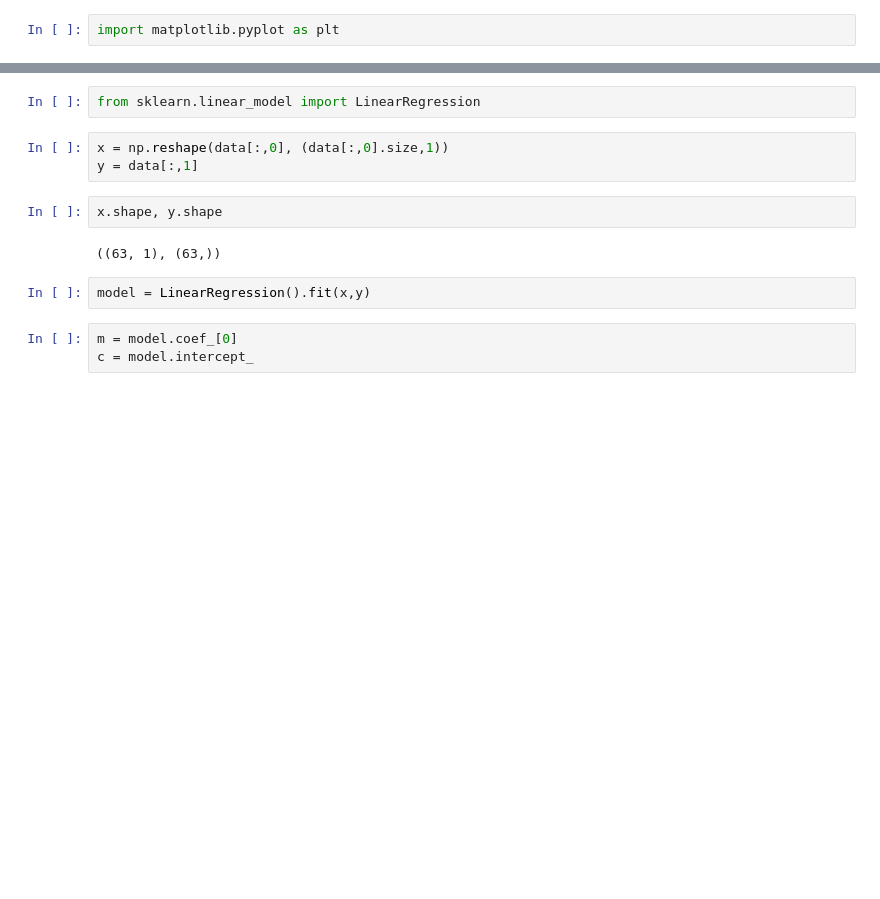
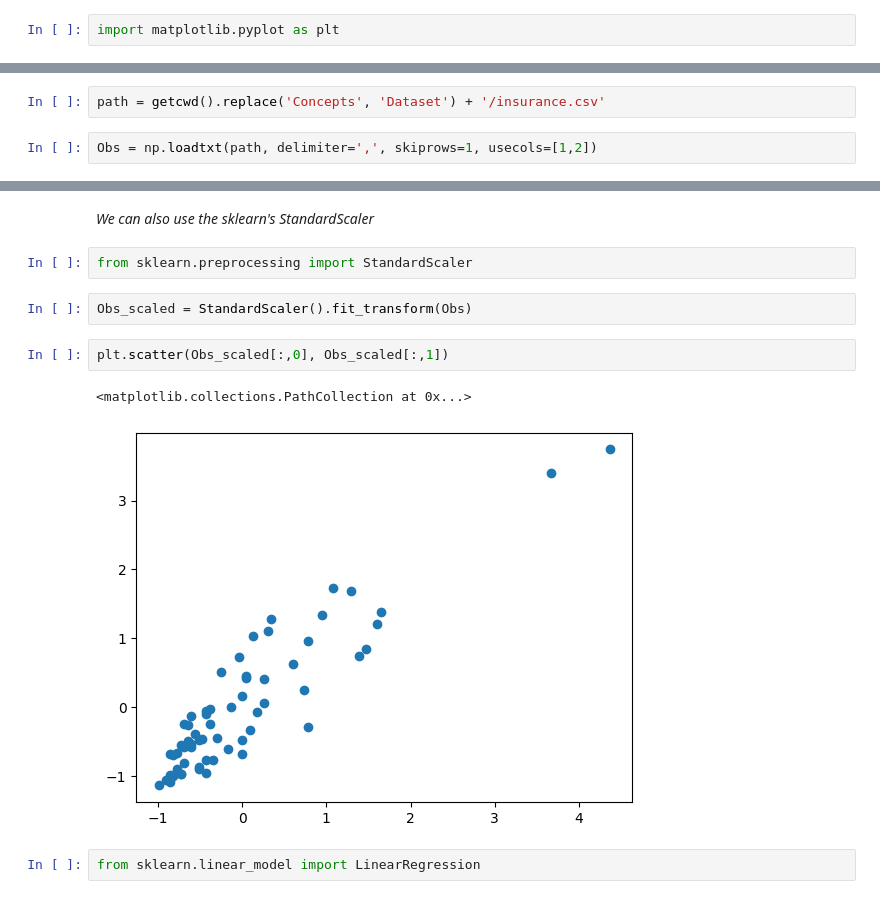
Before and after one commit to solvedbiscuit71/ml-notebook, a Jupyter notebook: Concepts/Standardisation.ipynb, the cells around one changed output, grey strips where cells are left out. Cells and saved outputs as stored; diff of their text form; blank space fills up the shorter version.

Commit message:
Update Standardisation notebook

```diff
--- a/Concepts/Standardisation.ipynb
+++ b/Concepts/Standardisation.ipynb
@@ -23,0 +7,4 @@ plt.scatter(data[:,0], data[:,1], marker='x')
+# %%
+path = getcwd().replace('Concepts', 'Dataset') + '/insurance.csv'
+# %%
+Obs = np.loadtxt(path, delimiter=',', skiprows=1, usecols=[1,2])
@@ -24,14 +44,13 @@ plt.scatter(data[:,0], data[:,1], marker='x')
+# %% [markdown]
+*We can also use the sklearn's StandardScaler*
+# %%
+from sklearn.preprocessing import StandardScaler
+# %%
+Obs_scaled = StandardScaler().fit_transform(Obs)
+# %%
+plt.scatter(Obs_scaled[:,0], Obs_scaled[:,1])
+# %% [output]
+<matplotlib.collections.PathCollection at 0x...>
+[figure, added]
 # %%
 from sklearn.linear_model import LinearRegression
-# %%
-x = np.reshape(data[:,0], (data[:,0].size,1))
-y = data[:,1]
-# %%
-x.shape, y.shape
-# %% [output]
-((63, 1), (63,))
-# %%
-model = LinearRegression().fit(x,y)
-# %%
-m = model.coef_[0]
-c = model.intercept_
```
Also changed, not shown: parts of 45 cells of this notebook.
